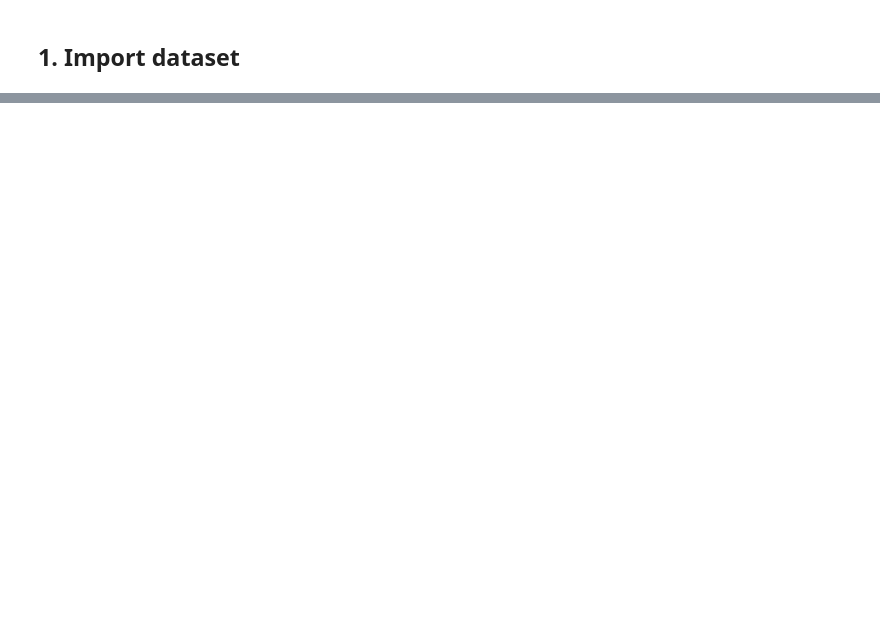
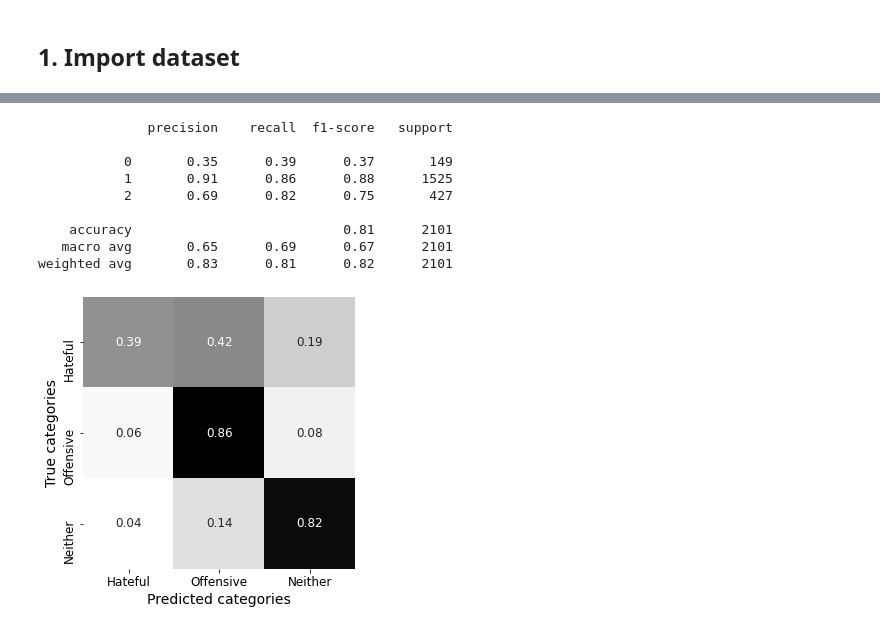
Before and after one commit to umartaufiqul/bias-awareness-platform, a Jupyter notebook: distribute/Assignment.ipynb, the cells around one changed output, grey strips where cells are left out. Saved outputs shown, nothing was run; the diff lists cells and outputs as text; code cells hidden in the pictures; blank space fills up the shorter version.

```diff
--- a/distribute/Assignment.ipynb
+++ b/distribute/Assignment.ipynb
@@ -232,0 +45,29 @@ whiteTweet = pd.DataFrame(data={'tweet': tweetList, 'class': [1 for i in range(l
+# %%
+import process
+
+datasetInfo = {
+    'filename': 'http://3.35.21.90:3000/bias-awareness-platform/david.csv',                         # The filename
+    'label': ['Hateful', 'Offensive', 'Neither']     # Labels (0: Hateful, 1: Offensive, 2: Neither)
+}
+
+################################################################
+# We also have the following two datasets. Please use these datasets for your exploration.
+
+#datasetInfo = {
+#    'filename': 'hatespeech.csv',
+#    'label': ['Normal', 'Hateful']
+#}
+
+#datasetInfo = {
+#    'filename': 'sentiment.csv',
+#    'label': ['Negative', 'Positive']
+#}
+###############################################################
+
+
+data = process.dataImporting(datasetInfo['filename'])    # read the dataset.
+                                                         # process.py is also included in the root directory
+
+formattedData = process.dataFormatting(data, datasetInfo)     # format the dataset
+
+formattedData
@@ -232,0 +160,9 @@ whiteTweet = pd.DataFrame(data={'tweet': tweetList, 'class': [1 for i in range(l
+# %%
+preprocessingResult = process.dataPreprocessing(undersampledData)
+
+# process.dataPreprocessing returns not only a matrix that our original dataset has been converted into,
+#                                   but also vectorizers, which is a function that translates a tweet into a vector.
+
+# Detailed codes describing how to exactly preprocess the data can be found in process.py
+
+preprocessingResult['M']    # the matrix
@@ -232,0 +200,2 @@ whiteTweet = pd.DataFrame(data={'tweet': tweetList, 'class': [1 for i in range(l
+# %%
+modelResult = process.buildModel(preprocessingResult)
@@ -232,0 +210,13 @@ whiteTweet = pd.DataFrame(data={'tweet': tweetList, 'class': [1 for i in range(l
+# %%
+evaluationResult = process.evaluateModel(modelResult, datasetInfo['label'])
+# %% [output]
+              precision    recall  f1-score   support
+
+           0       0.35      0.39      0.37       149
+           1       0.91      0.86      0.88      1525
+           2       0.69      0.82      0.75       427
+
+    accuracy                           0.81      2101
+   macro avg       0.65      0.69      0.67      2101
+weighted avg       0.83      0.81      0.82      2101
+[figure, added]
```
Also changed, not shown: parts of 51 cells of this notebook, 10 other files.
